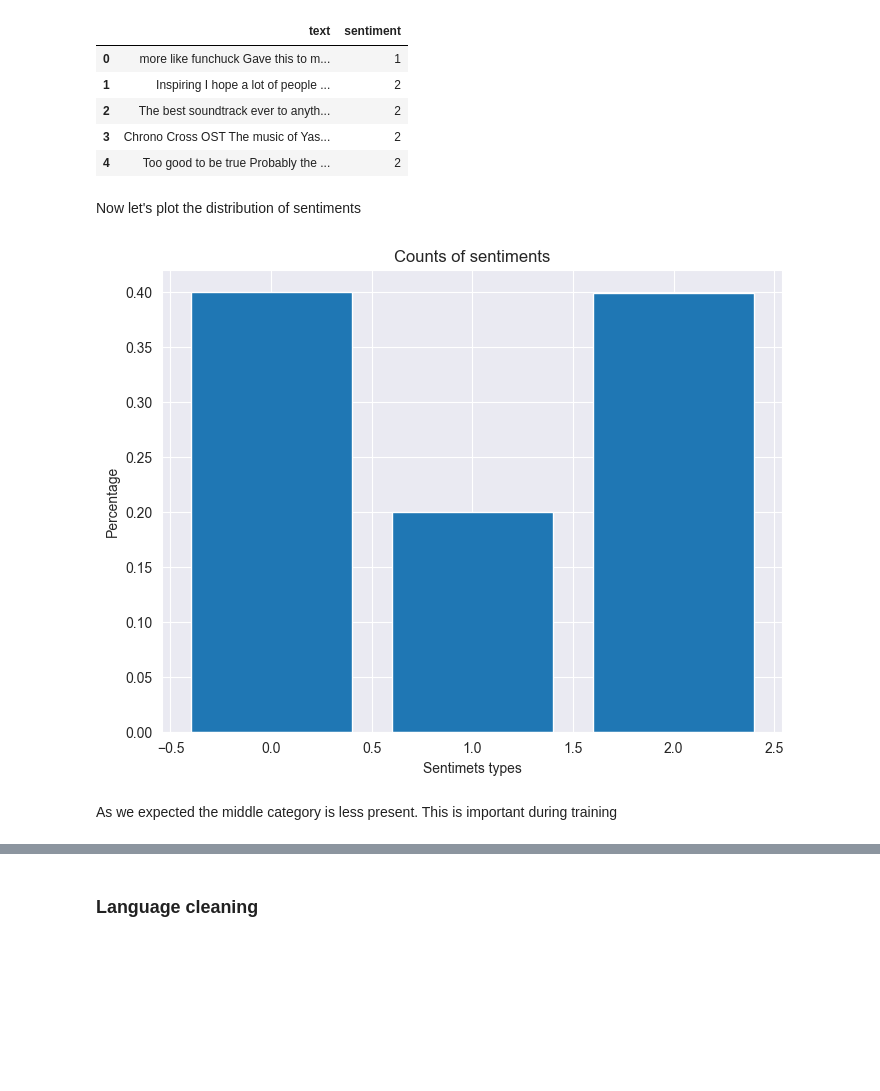
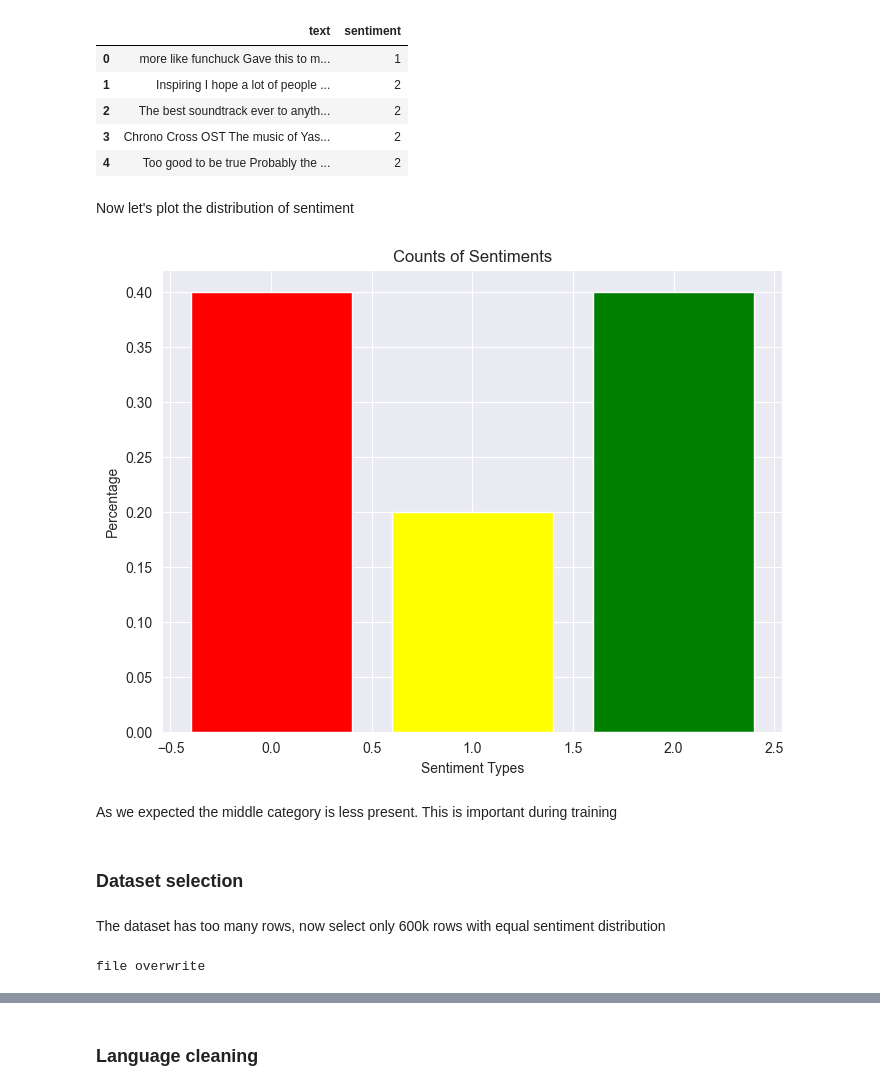
Before and after one commit to Lorenzo-Gardini/TextMining, a Jupyter notebook: project_notebook.ipynb, the cells around one changed output, grey strips where cells are left out. Drawn from its saved outputs; the diff is of its cells as text; code cells hidden in the pictures; blank space fills up the shorter version.

```diff
--- a/project_notebook.ipynb
+++ b/project_notebook.ipynb
@@ -565,6 +653,5 @@ dataset.head()
 # %%
-dataset = pd.read_csv(DATASET_PATH, header=None)
-dataset = set_columns(['stars', 'title', 'text'])(dataset)
+dataset = pd.read_csv(DATASET_PATH)
 dataset.head()
 # %% [output]
 |  | stars | title | text |
@@ -640,20 +727,21 @@ dataset.head()
 | 3 | Chrono Cross OST The music of Yas... | 2 |
 | 4 | Too good to be true Probably the ... | 2 |
 # %% [markdown]
-Now let's plot the distribution of sentiments
+Now let's plot the distribution of sentiment
 # %%
-sentiment_density = dataset['sentiment'].value_counts(normalize=True)
-plt.figure(figsize=(8, 6))  # Optional: Adjust the figure size
-plt.bar(sentiment_density.index, sentiment_density.values)
-
-# Add labels and title
-plt.xlabel('Sentimets types')
-plt.ylabel('Percentage')
-plt.title('Counts of sentiments')
-
-# Show the plot
-plt.show()
+plot_distribution(dataset['sentiment'])
 # %% [output]
-[figure, old version]
+[figure, new version]
 # %% [markdown]
 As we expected the middle category is less present. This is important during training
+# %% [markdown]
+### Dataset selection
+# %% [markdown]
+The dataset has too many rows, now select only 600k rows with equal sentiment distribution
+# %%
+dataset = sample_balanced(dataset,
+                          max_samples_per_class=MAX_SAMPLES_PER_CLASS,
+                          groupby_column='sentiment')
+save_csv(dataset, DATASET_600K)
+# %% [output]
+file overwrite
```
Also changed, not shown: parts of 131 cells of this notebook, 3 other files.
